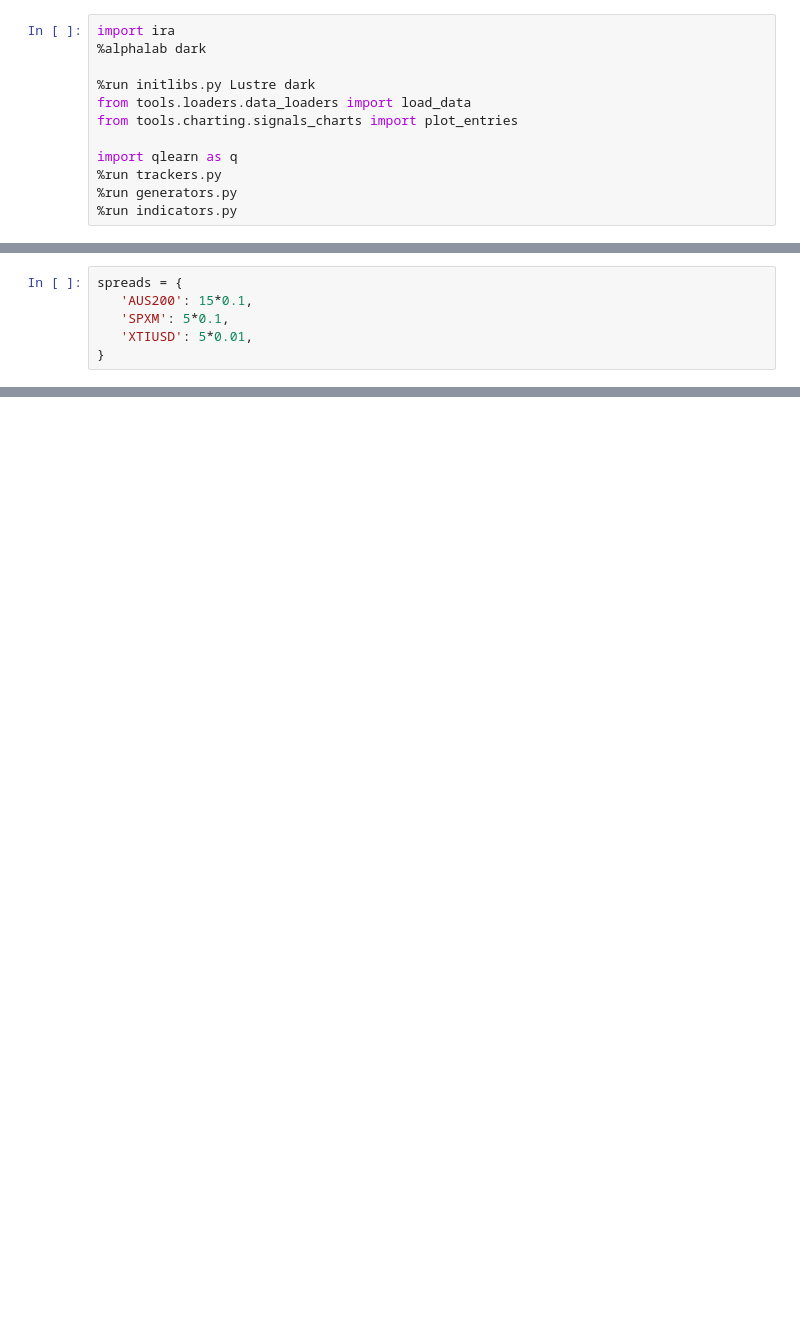
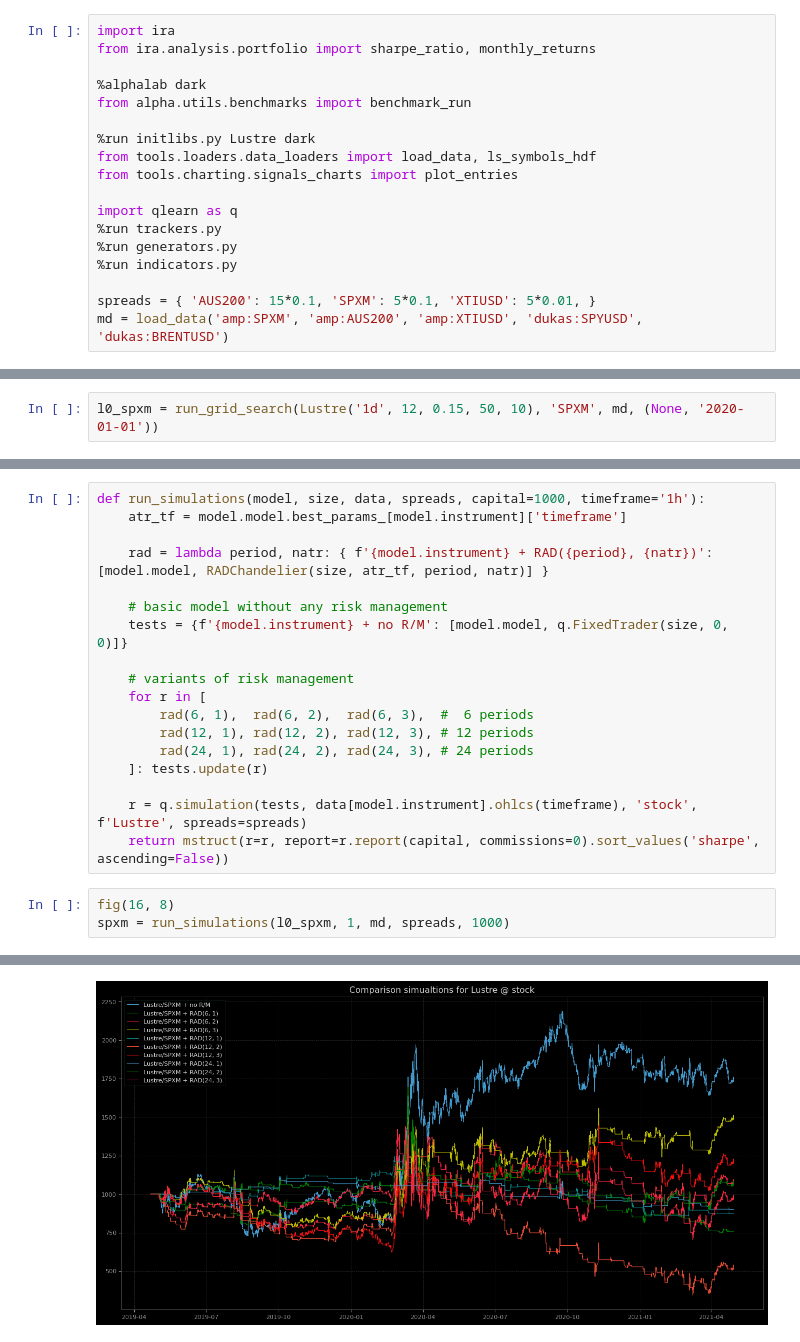
Before and after one commit to dmarienko/Lustre, a Jupyter notebook: models/3. Parameters Tuning.ipynb, the cells around one changed output, grey strips where cells are left out. Drawn from its saved outputs; the diff is of its cells as text; blank space fills up the shorter version.

Commit message:
Parameters tuning / benchmark

```diff
--- a/models/3. Parameters Tuning.ipynb
+++ b/models/3. Parameters Tuning.ipynb
@@ -1,13 +1,19 @@
 # %%
 import ira
+from ira.analysis.portfolio import sharpe_ratio, monthly_returns
+
 %alphalab dark
+from alpha.utils.benchmarks import benchmark_run
 
 %run initlibs.py Lustre dark
-from tools.loaders.data_loaders import load_data
+from tools.loaders.data_loaders import load_data, ls_symbols_hdf
 from tools.charting.signals_charts import plot_entries
 
 import qlearn as q
 %run trackers.py
 %run generators.py
 %run indicators.py
+
+spreads = { 'AUS200': 15*0.1, 'SPXM': 5*0.1, 'XTIUSD': 5*0.01, }
+md = load_data('amp:SPXM', 'amp:AUS200', 'amp:XTIUSD', 'dukas:SPYUSD', 'dukas:BRENTUSD')
 # %% [output]
@@ -16,6 +20,0 @@ Reloaded /usr/local/envs/ira_p36/lib/python3.6/site-packages/ira/experimental/c_
-# %%
-spreads = {
-   'AUS200': 15*0.1,
-   'SPXM': 5*0.1,
-   'XTIUSD': 5*0.01,
-}
@@ -69,0 +62,2 @@ r_spxm.report(1000, commissions=0)
+# %%
+l0_spxm = run_grid_search(Lustre('1d', 12, 0.15, 50, 10), 'SPXM', md, (None, '2020-01-01'))
@@ -69,0 +82,22 @@ r_spxm.report(1000, commissions=0)
+# %%
+def run_simulations(model, size, data, spreads, capital=1000, timeframe='1h'):
+    atr_tf = model.model.best_params_[model.instrument]['timeframe']
+
+    rad = lambda period, natr: { f'{model.instrument} + RAD({period}, {natr})': [model.model, RADChandelier(size, atr_tf, period, natr)] }
+
+    # basic model without any risk management
+    tests = {f'{model.instrument} + no R/M': [model.model, q.FixedTrader(size, 0, 0)]}
+
+    # variants of risk management
+    for r in [
+        rad(6, 1),  rad(6, 2),  rad(6, 3),  #  6 periods
+        rad(12, 1), rad(12, 2), rad(12, 3), # 12 periods
+        rad(24, 1), rad(24, 2), rad(24, 3), # 24 periods
+    ]: tests.update(r)
+
+    r = q.simulation(tests, data[model.instrument].ohlcs(timeframe), 'stock', f'Lustre', spreads=spreads)
+    return mstruct(r=r, report=r.report(capital, commissions=0).sort_values('sharpe', ascending=False))
+# %%
+fig(16, 8)
+spxm = run_simulations(l0_spxm, 1, md, spreads, 1000)
+# %% [output]
@@ -69,0 +114 @@ r_spxm.report(1000, commissions=0)
+[figure, added]
```
Also changed, not shown: parts of 41 cells of this notebook, 2 other files.
